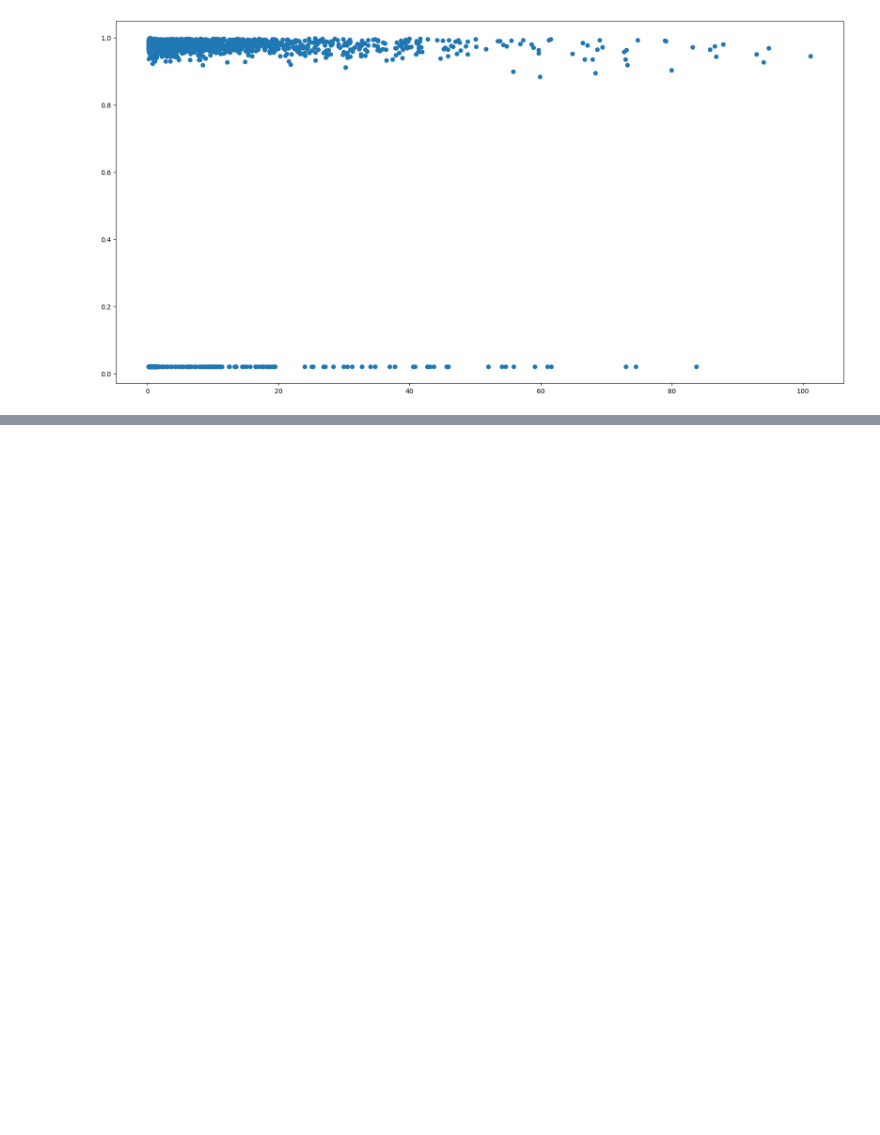
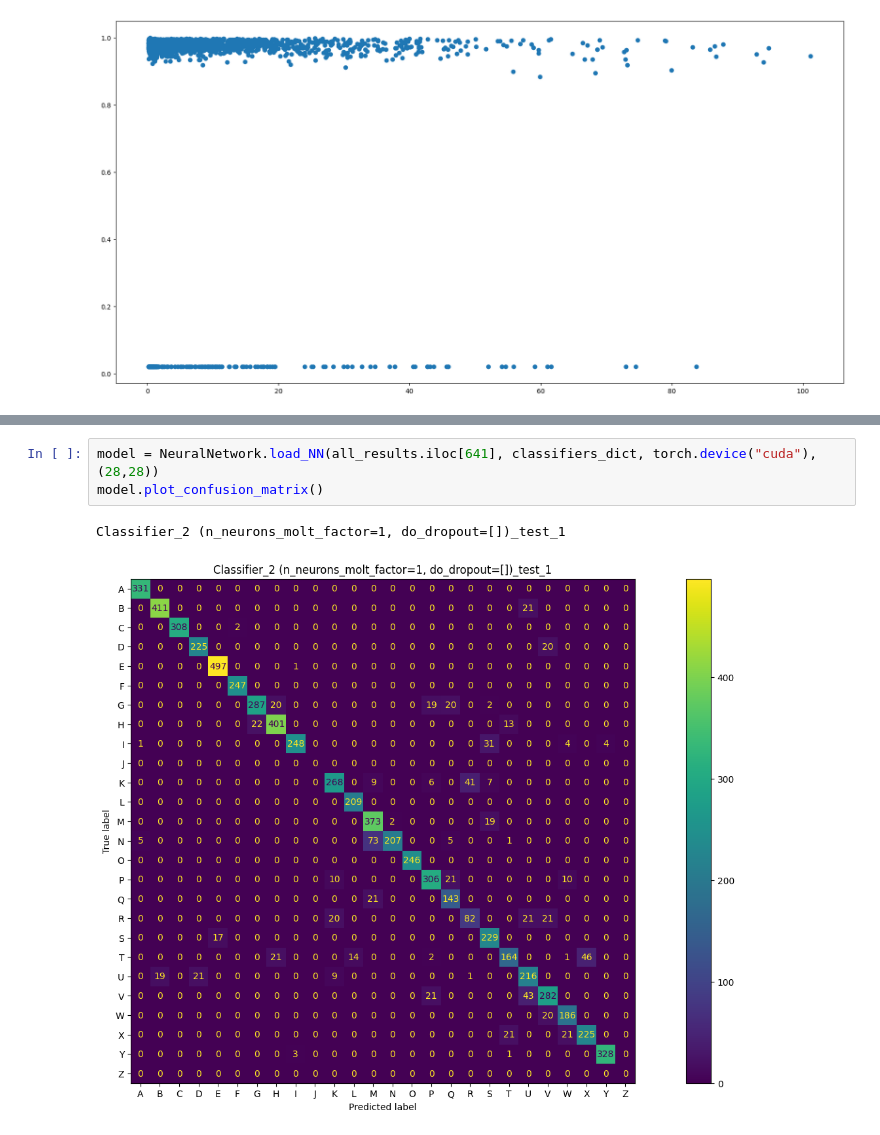
Before and after one commit to Lotto98/Sign-Language-MNIST, a Jupyter notebook: src/Classifier_2.ipynb, the cells around one changed output, grey strips where cells are left out. Cells and saved outputs as stored; diff of their text form; blank space fills up the shorter version.

```diff
--- a/src/Classifier_2.ipynb
+++ b/src/Classifier_2.ipynb
@@ -214,0 +255,6 @@ Name: 3200, dtype: object
+# %%
+model = NeuralNetwork.load_NN(all_results.iloc[641], classifiers_dict, torch.device("cuda"), (28,28))
+model.plot_confusion_matrix()
+# %% [output]
+Classifier_2 (n_neurons_molt_factor=1, do_dropout=[])_test_1
+[figure, added]
```
Also changed, not shown: parts of 18 cells of this notebook, 7 other files.
